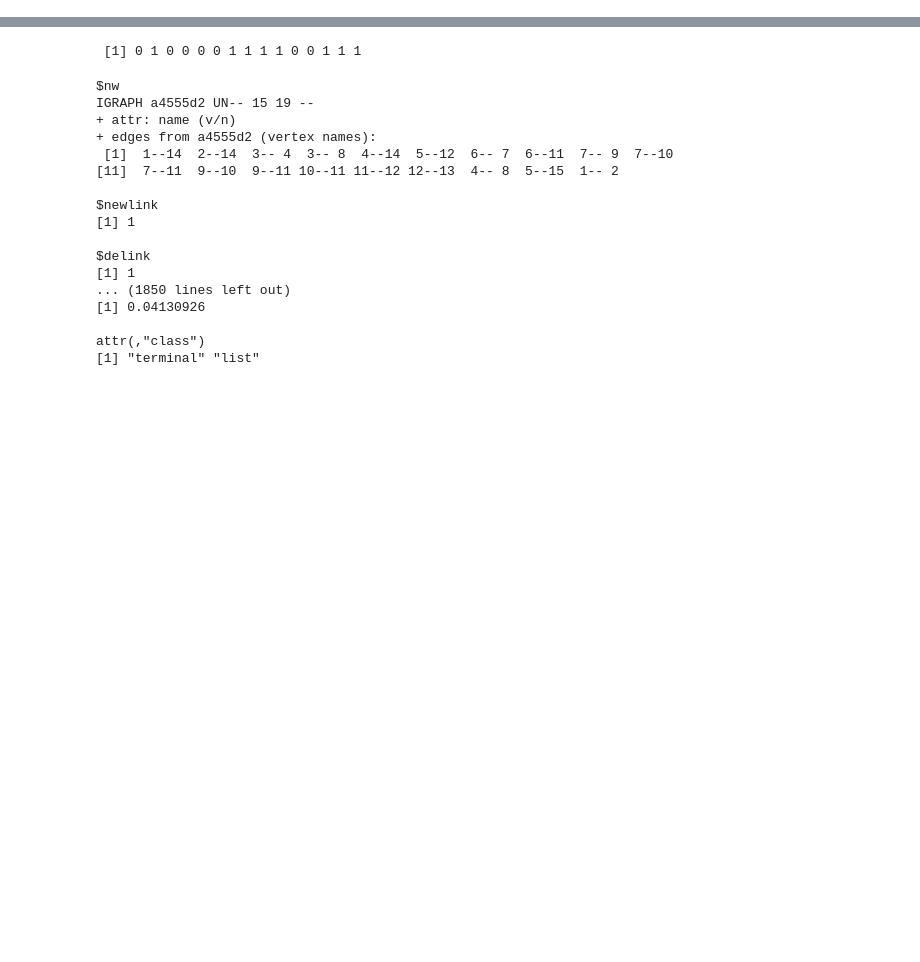
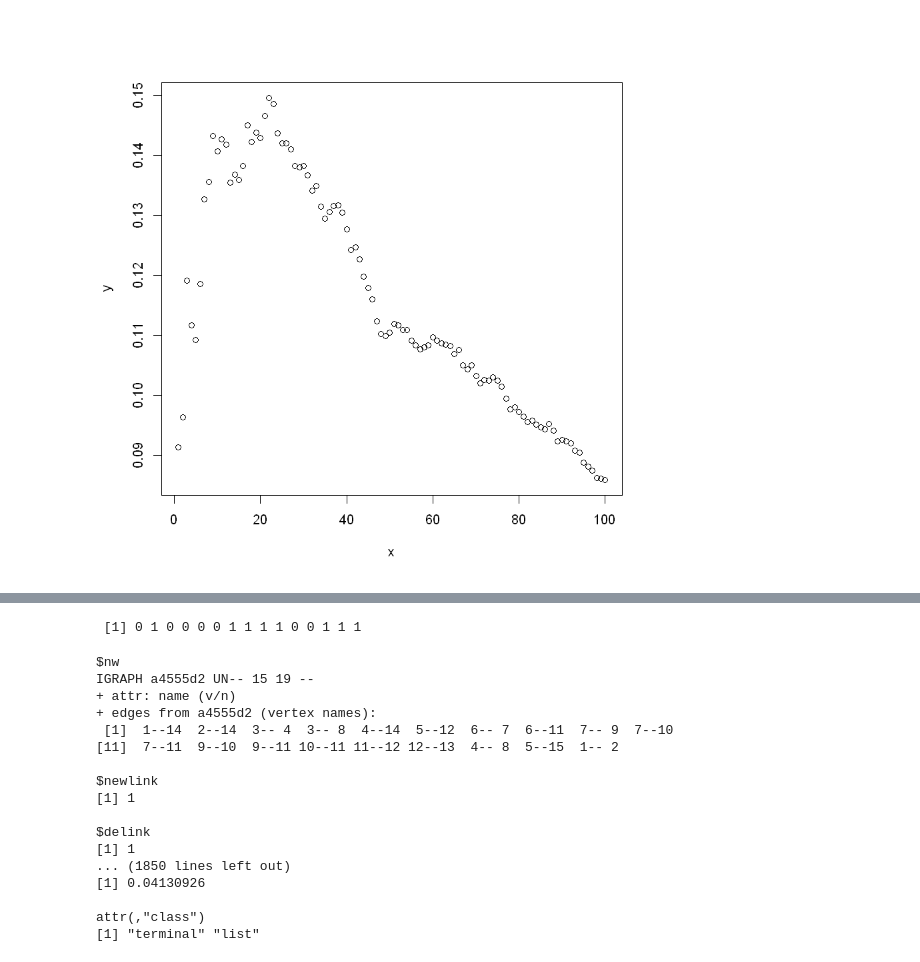
Before and after one commit to yojire/CSCS-530-Project, a Jupyter notebook: R Implementation.ipynb, the cells around one changed output, grey strips where cells are left out. Saved outputs shown, nothing was run; the diff lists cells and outputs as text; code cells hidden in the pictures; blank space fills up the shorter version.

```diff
--- a/R Implementation.ipynb
+++ b/R Implementation.ipynb
@@ -23,0 +79,14 @@ supervisor = spvs()
+# %%
+
+newsus = function(ls){
+    i = ls$id; s = ls$sus_hat
+    punflag = (i %in% guiltyid); coef = ifelse(punflag, 1.1, 1)
+    accessible = neighbors(nw, i)%>%as.integer()
+    av_punished = accessible[accessible %in% guiltyid]
+    if(length(av_punished)==0) return(coef * s * runif(1,0.9,1.1))
+    susests = sapply(av_punished, function(i){termlist[[i]]$sus_hat}) %>% as.numeric()
+    maxest = max(susests)
+    if(punflag) return(1.1*max(maxest,s)*runif(1,0.9,1.1))
+    runif(1,0.9,1.1) * (s + min(s,maxest))/2
+
+}
@@ -23,0 +145,8 @@ supervisor = spvs()
+# %%
+test = readRDS('1.rds')
+# %%
+biascurve = function(memo){
+    sapply(2:length(memo), function(i){memo[[i]]$supervisor%>%bias()})
+}
+
+biases = lapply(test, biascurve)
@@ -23,0 +155,6 @@ supervisor = spvs()
+# %%
+dfbias = data.table(x=1:100, y=unlist(biases), z=as.integer(0:4999/100))
+# %%
+dfbias[, .(y=sd(y)), by=x] %>% plot()
+# %% [output]
+[figure, added]
```
Also changed, not shown: parts of 30 cells of this notebook, 8 other files.
